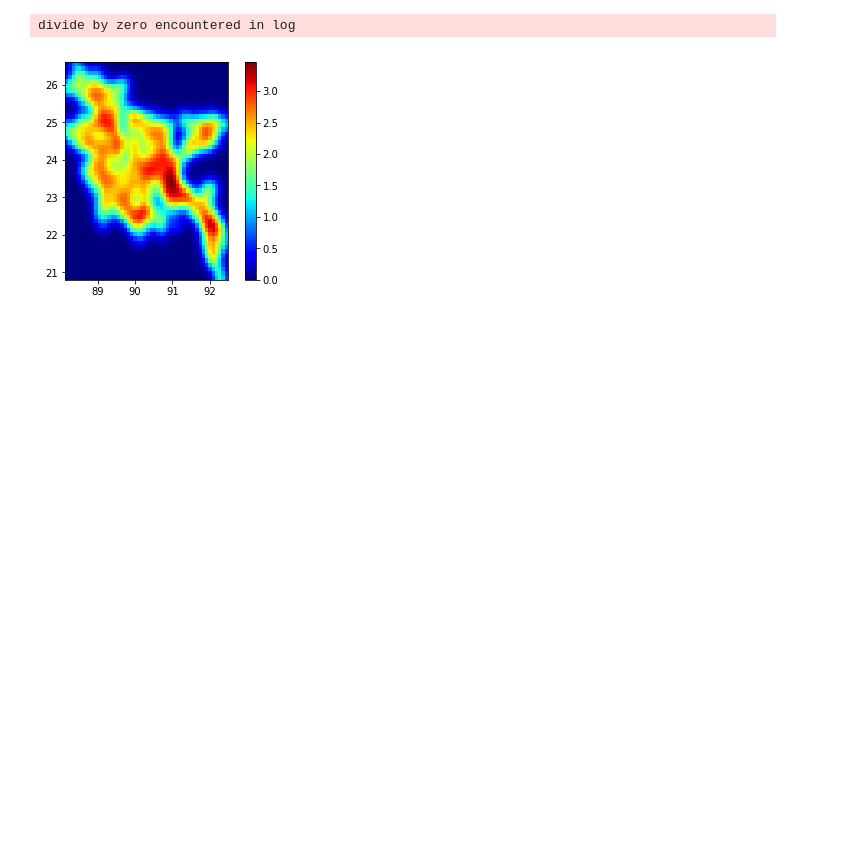
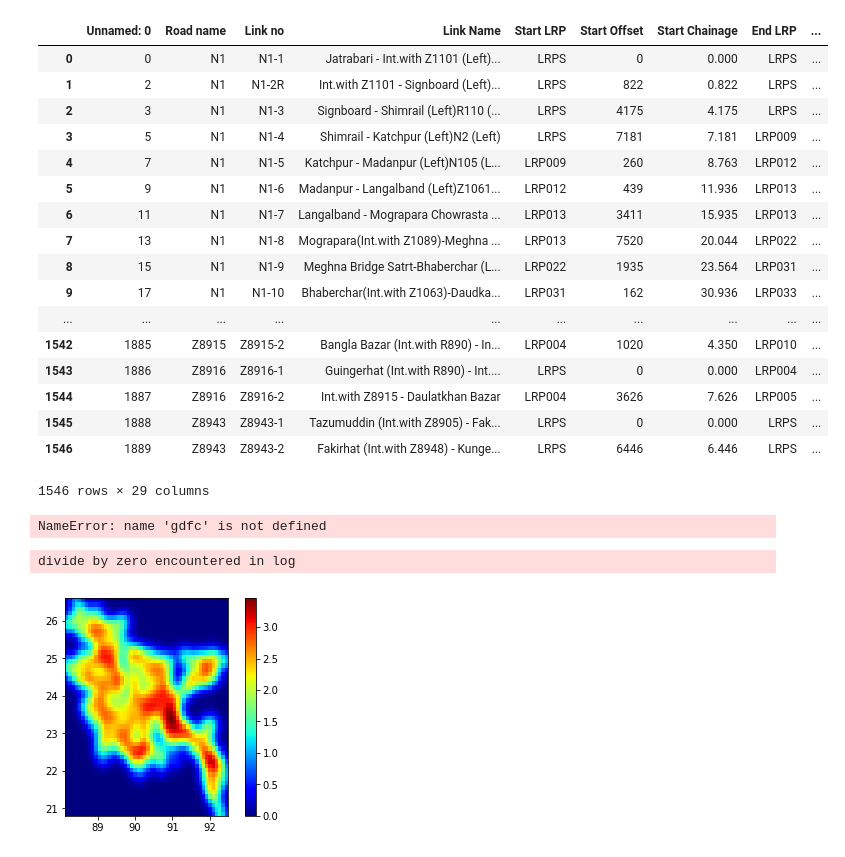
Before and after one commit to lauracrowley97/bangly-deshy, a Jupyter notebook: Assignment 3/Hand_in/Visualisation scripts/Visualisations 3.1/VisualizationScriptChapter3_1.ipynb, the cells around one changed output. Saved outputs shown, nothing was run; the diff lists cells and outputs as text; code cells hidden in the pictures; blank space fills up the shorter version.

```diff
--- a/Assignment 3/Hand_in/Visualisation scripts/Visualisations 3.1/VisualizationScriptChapter3_1.ipynb
+++ b/Assignment 3/Hand_in/Visualisation scripts/Visualisations 3.1/VisualizationScriptChapter3_1.ipynb
@@ -21,21 +11,43 @@ import re
 # %%
 # Read in the data
 df = pd.read_csv('Bridge_data_with_link_to_traffic.csv')
 df2 = pd.read_csv('data_traffic_road_segments.csv')
 # Make coordinates from the latitude and longitude
-df['Coordinates'] = list(zip(df.lon, df.lat))
-df['Coordinates'] = df['Coordinates'].apply(Point)
-gdfc = GeoDataFrame(df, geometry='Coordinates')
+#df['Coordinates'] = list(zip(df.lon, df.lat))
+#df['Coordinates'] = df['Coordinates'].apply(Point)
+#gdfc = GeoDataFrame(df, geometry='Coordinates')
 # Make a dict to assign a color based on the vulnerability value
 d={}
 d['A'] = 0
 d['B'] = 0.3
 d['C'] = 0.6
 d['D'] = 1.0
 df2.drop(df2.index[[894]], inplace = True)
+# %% [output]
+|  | Unnamed: 0 | Road name | Link no | Link Name | Start LRP | Start Offset | Start Chainage | End LRP | ... |
+| 0 | 0 | N1 | N1-1 | Jatrabari - Int.with Z1101 (Left)... | LRPS | 0 | 0.000 | LRPS | ... |
+| 1 | 2 | N1 | N1-2R | Int.with Z1101 - Signboard (Left)... | LRPS | 822 | 0.822 | LRPS | ... |
+| 2 | 3 | N1 | N1-3 | Signboard - Shimrail (Left)R110 (... | LRPS | 4175 | 4.175 | LRPS | ... |
+| 3 | 5 | N1 | N1-4 | Shimrail - Katchpur (Left)N2 (Left) | LRPS | 7181 | 7.181 | LRP009 | ... |
+| 4 | 7 | N1 | N1-5 | Katchpur - Madanpur (Left)N105 (L... | LRP009 | 260 | 8.763 | LRP012 | ... |
+| 5 | 9 | N1 | N1-6 | Madanpur - Langalband (Left)Z1061... | LRP012 | 439 | 11.936 | LRP013 | ... |
+| 6 | 11 | N1 | N1-7 | Langalband - Mograpara Chowrasta ... | LRP013 | 3411 | 15.935 | LRP013 | ... |
+| 7 | 13 | N1 | N1-8 | Mograpara(Int.with Z1089)-Meghna ... | LRP013 | 7520 | 20.044 | LRP022 | ... |
+| 8 | 15 | N1 | N1-9 | Meghna Bridge Satrt-Bhaberchar (L... | LRP022 | 1935 | 23.564 | LRP031 | ... |
+| 9 | 17 | N1 | N1-10 | Bhaberchar(Int.with Z1063)-Daudka... | LRP031 | 162 | 30.936 | LRP033 | ... |
+| ... | ... | ... | ... | ... | ... | ... | ... | ... | ... |
+| 1542 | 1885 | Z8915 | Z8915-2 | Bangla Bazar (Int.with R890) - In... | LRP004 | 1020 | 4.350 | LRP010 | ... |
+| 1543 | 1886 | Z8916 | Z8916-1 | Guingerhat (Int.with R890) - Int.... | LRPS | 0 | 0.000 | LRP004 | ... |
+| 1544 | 1887 | Z8916 | Z8916-2 | Int.with Z8915 - Daulatkhan Bazar | LRP004 | 3626 | 7.626 | LRP005 | ... |
+| 1545 | 1888 | Z8943 | Z8943-1 | Tazumuddin (Int.with Z8905) - Fak... | LRPS | 0 | 0.000 | LRPS | ... |
+| 1546 | 1889 | Z8943 | Z8943-2 | Fakirhat (Int.with Z8948) - Kunge... | LRPS | 6446 | 6.446 | LRPS | ... |
+1546 rows × 29 columns
 # %%
 # Only run the line below if you just want to plot 1 road (or more) instead of all roads
-#gdfc = gdfc[gdfc['road'] == 'N1' ]
+gdfc = gdfc[gdfc['road'] == 'N1' ]
+gdfc
+# %% [output]
+NameError: name 'gdfc' is not defined
 # %%
 # First create a map using the folium Package
 Bangladesh = folium.Map(tiles="cartodbpositron")
```
Also changed, not shown: parts of 1 cell of this notebook, 7 other files.
